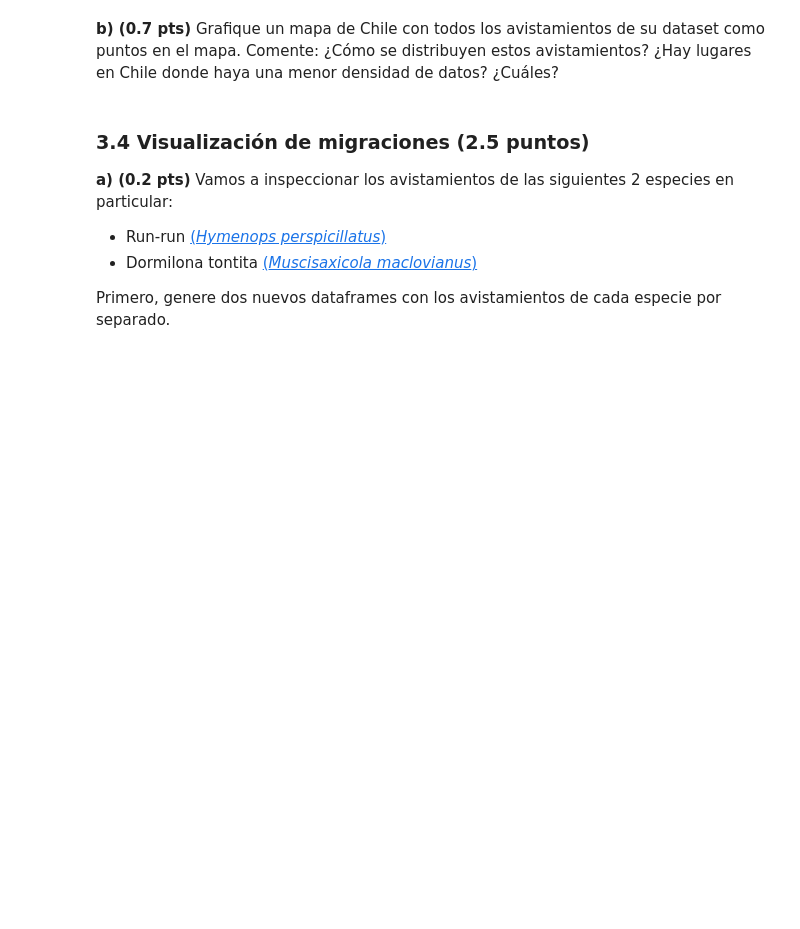
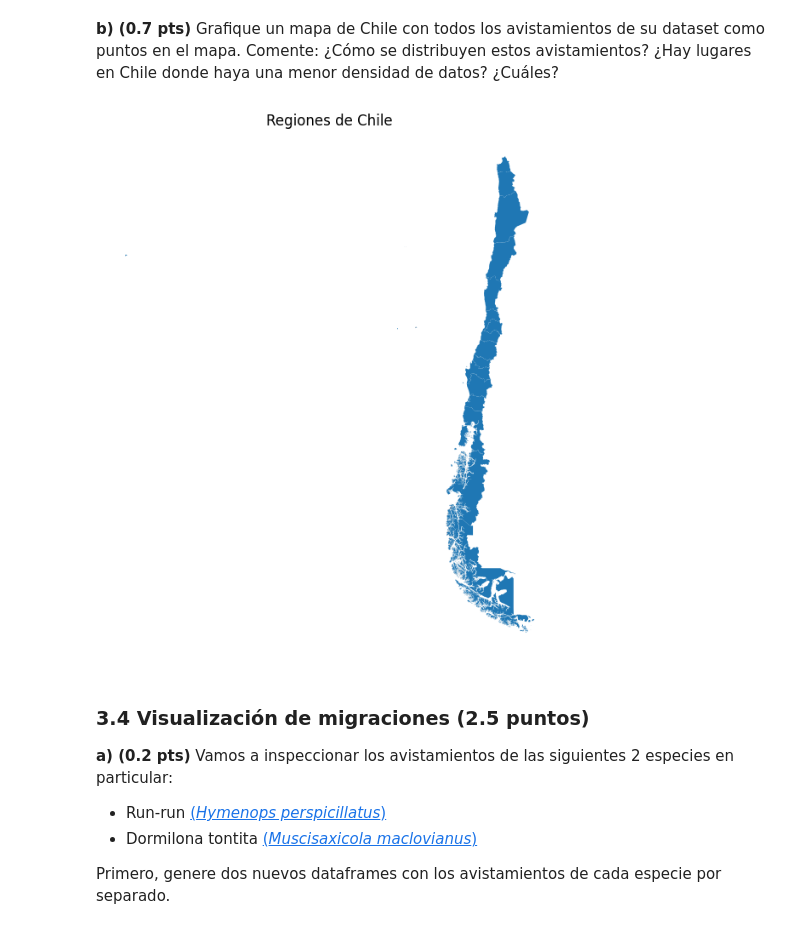
Before and after one commit to GadzuGB1991/IMT2200-Gaspar-Yanez, a Jupyter notebook: Tareas/Tarea 02/IMT2200-25s2 - Tarea 02.ipynb, the cells around one changed output. Drawn from its saved outputs; the diff is of its cells as text; code cells hidden in the pictures; blank space fills up the shorter version.

```diff
--- a/Tareas/Tarea 02/IMT2200-25s2 - Tarea 02.ipynb
+++ b/Tareas/Tarea 02/IMT2200-25s2 - Tarea 02.ipynb
@@ -239,6 +240,12 @@ None
 **b) (0.7 pts)** Grafique un mapa de Chile con todos los avistamientos de su dataset como puntos en el mapa. Comente: ¿Cómo se distribuyen estos avistamientos? ¿Hay lugares en Chile donde haya una menor densidad de datos? ¿Cuáles?
 # %%
 # Respuesta
+gpdf.plot(figsize=(10, 8))
+plt.title('Regiones de Chile')
+plt.axis('off')
+plt.show()
+# %% [output]
+[figure, added]
 # %% [markdown]
 ### 3.4 Visualización de migraciones (2.5 puntos)
 
```
Also changed, not shown: parts of 5 cells of this notebook.
